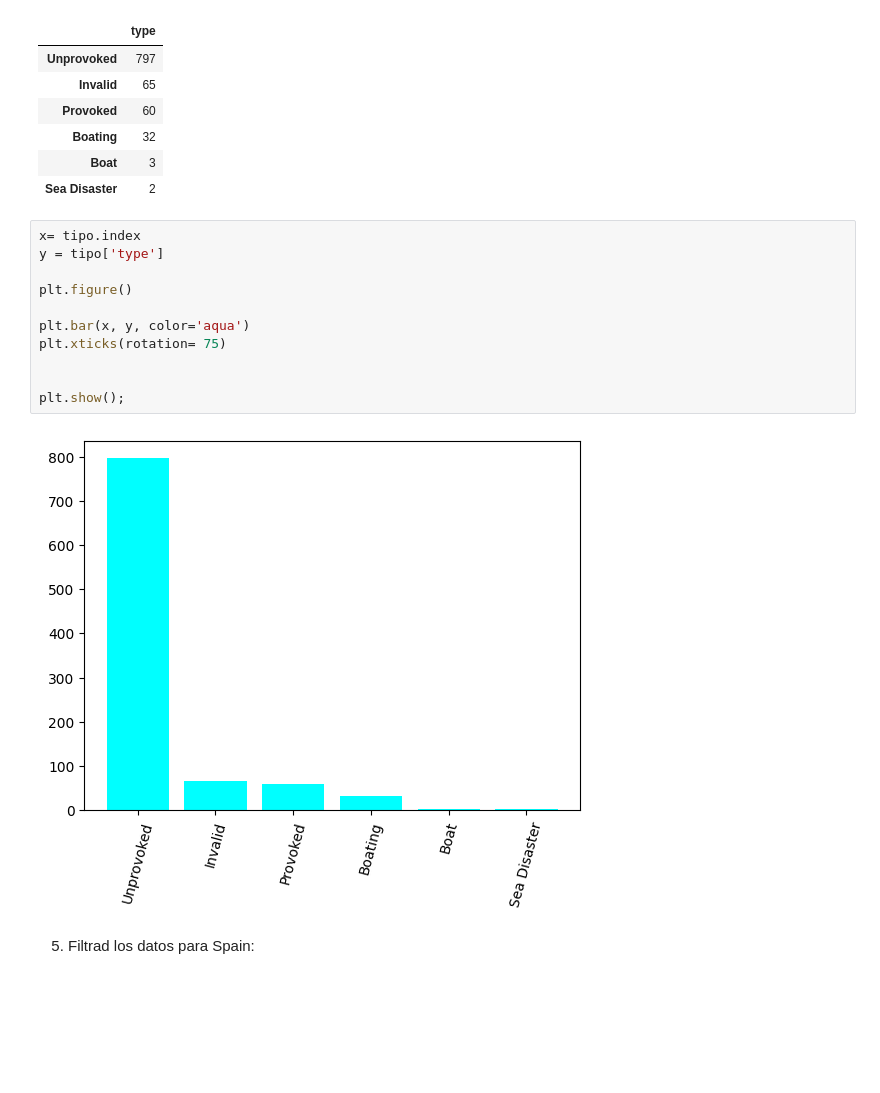
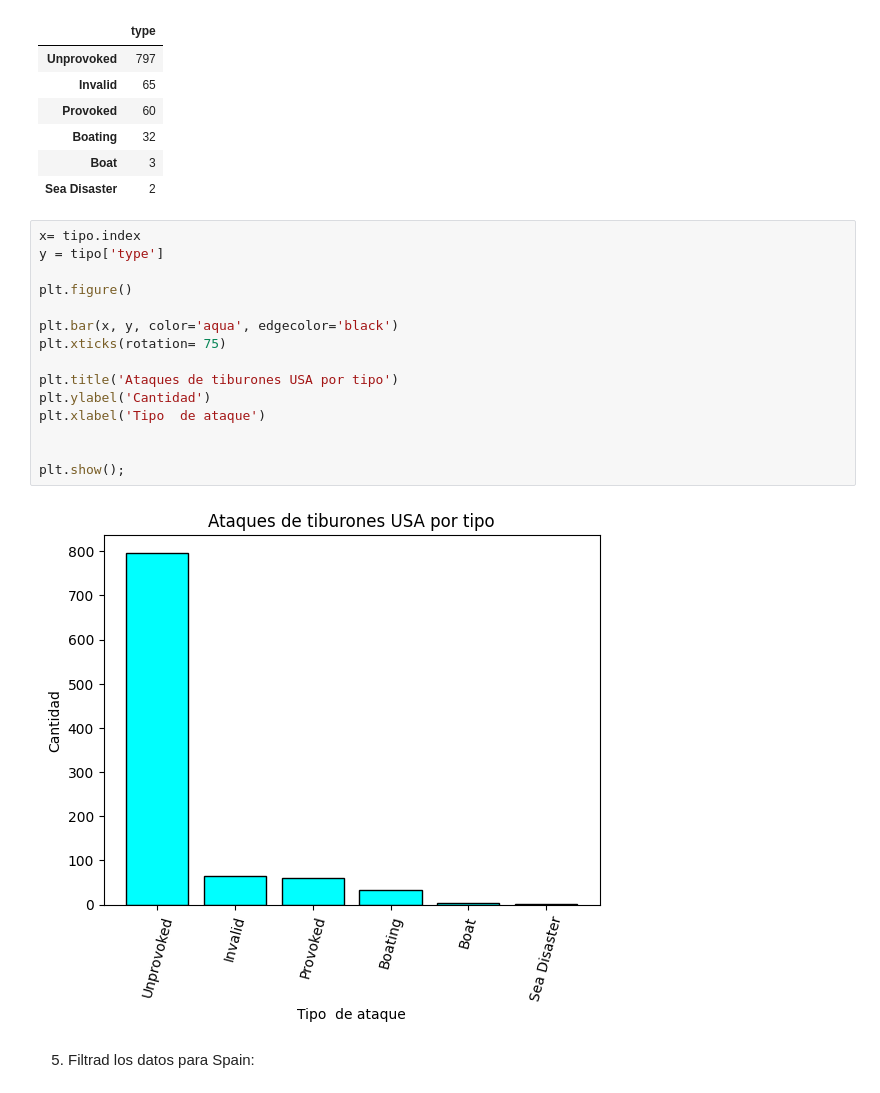
Before and after one commit to Adalab/DA_PromoC_Modulo2_Sprint1_Ana-Anahi, a Jupyter notebook: Visualizacion/pp-visualizacion-1.ipynb, the cells around one changed output. Cells and saved outputs as stored; diff of their text form; blank space fills up the shorter version.

```diff
--- a/Visualizacion/pp-visualizacion-1.ipynb
+++ b/Visualizacion/pp-visualizacion-1.ipynb
@@ -179,16 +178,20 @@ tipo
 # %%
 x= tipo.index
 y = tipo['type']
 
 plt.figure()
 
-plt.bar(x, y, color='aqua')
+plt.bar(x, y, color='aqua', edgecolor='black')
 plt.xticks(rotation= 75)
+
+plt.title('Ataques de tiburones USA por tipo')
+plt.ylabel('Cantidad')
+plt.xlabel('Tipo  de ataque')
 
 
 plt.show();
 # %% [output]
-[figure, old version]
+[figure, new version]
 # %% [markdown]
 5) Filtrad los datos para Spain:
 # %%
```
Also changed, not shown: parts of 9 cells of this notebook.
